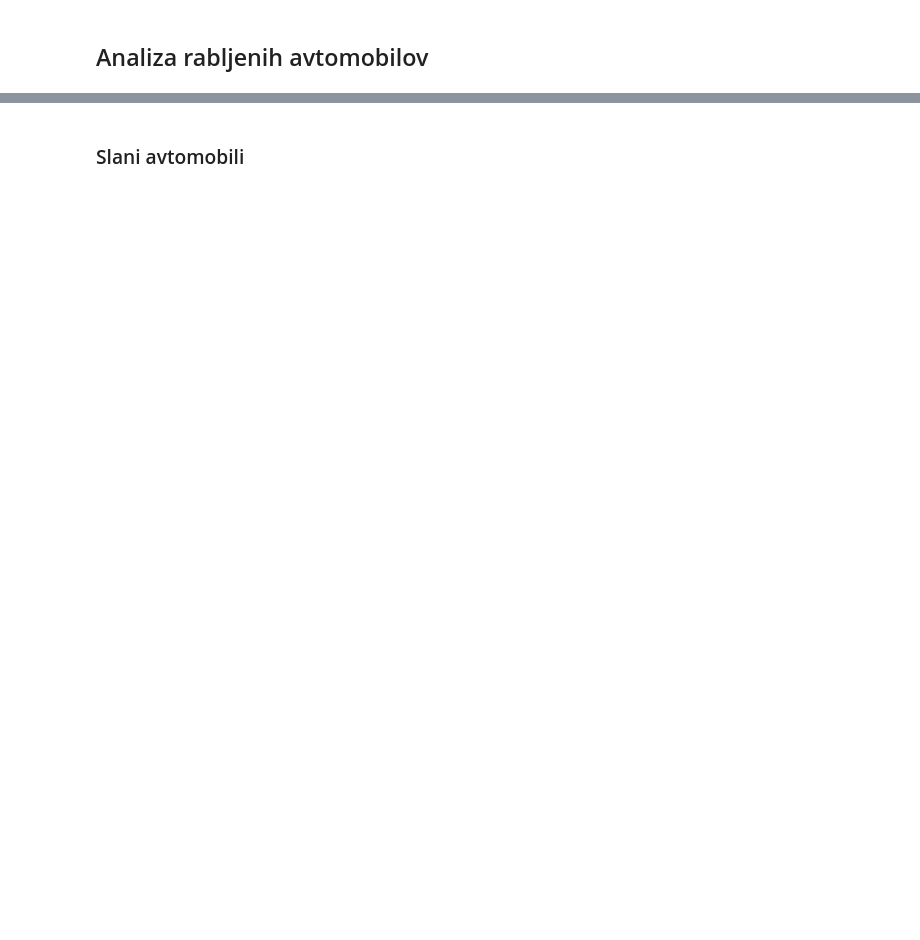
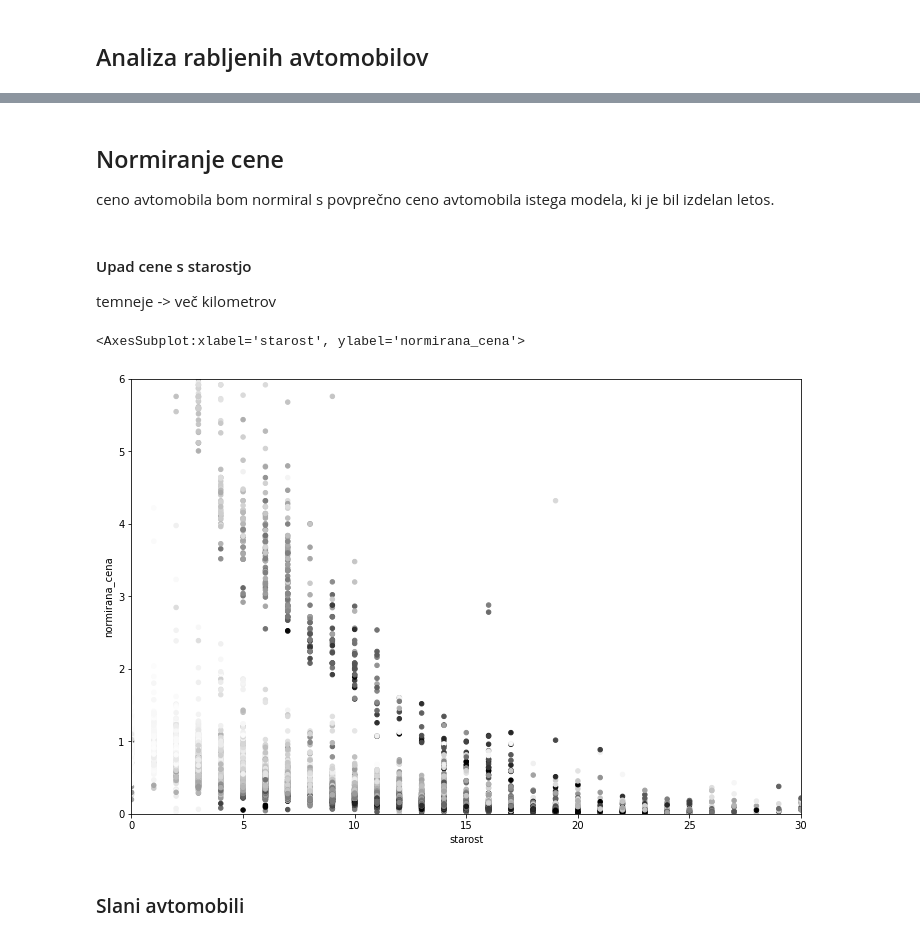
Before and after one commit to pg008/programiranje_1_projektna_naloga, a Jupyter notebook: src/analiza.ipynb, the cells around one changed output, grey strips where cells are left out. Saved outputs shown, nothing was run; the diff lists cells and outputs as text; code cells hidden in the pictures; blank space fills up the shorter version.

```diff
--- a/src/analiza.ipynb
+++ b/src/analiza.ipynb
@@ -29,3 +18,20 @@ avti.sample(frac=0.0005)
+# %% [markdown]
+## Normiranje cene
+
+ceno avtomobila bom normiral s povprečno ceno avtomobila istega modela, ki je bil izdelan letos.
+# %%
+nazivne_cene_modelov = avti[avti.leto_izdelave == 2022].groupby(["ime_znamke", "ime_modela"]).cena.mean().rename("nazivna_cena")
+avti_z_nc = pd.merge(avti, nazivne_cene_modelov, on=["ime_znamke", "ime_modela"])
+avti_z_nc["normirana_cena"] = avti_z_nc.cena / avti_z_nc.nazivna_cena
+# %% [markdown]
+#### Upad cene s starostjo
+temneje -> več kilometrov
+# %%
+novi_kilometri = avti_z_nc.stevilo_kilometrov.clip(0, 0.4e6)
+avti_z_nc.plot.scatter("starost", "normirana_cena",xlim=(0,30), ylim=(0,6), c=novi_kilometri, figsize=(12,8))
+# %% [output]
+<AxesSubplot:xlabel='starost', ylabel='normirana_cena'>
+[figure, added]
 # %% [markdown]
 ### Slani avtomobili
 # %%
```
Also changed, not shown: parts of 17 cells of this notebook, 1 other file.
